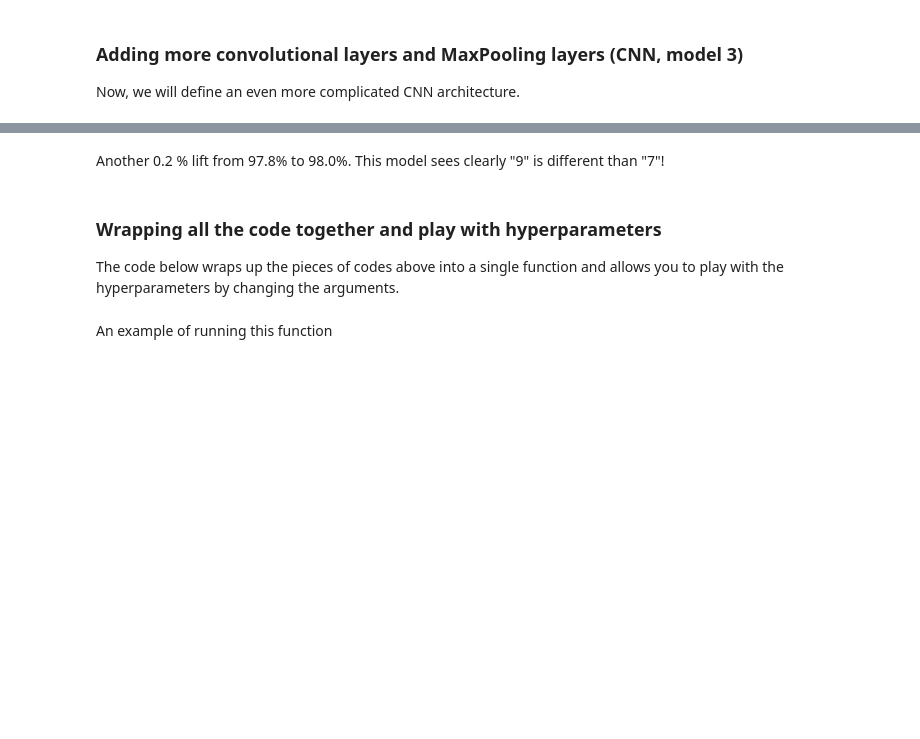
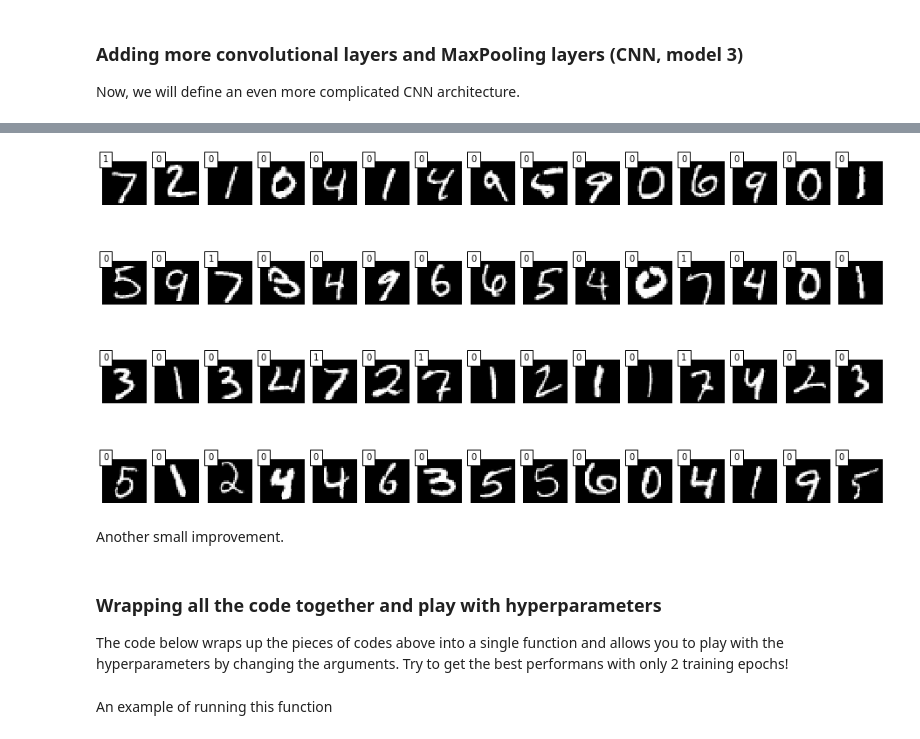
Before and after one commit to cis3715-temple-2020/cis3715-temple-2020.github.io, a Jupyter notebook: Lab8/CIS3715 (Temple - Spring 2020) Lab8-1.ipynb, the cells around one changed output, grey strips where cells are left out. Drawn from its saved outputs; the diff is of its cells as text; code cells hidden in the pictures; blank space fills up the shorter version.

```diff
--- a/Lab8/CIS3715 (Temple - Spring 2020) Lab8-1.ipynb
+++ b/Lab8/CIS3715 (Temple - Spring 2020) Lab8-1.ipynb
@@ -325,6 +439,8 @@ model.add(Conv2D(nb_filters, (nb_conv, nb_conv),
                  padding='valid'))
 model.add(MaxPooling2D(pool_size=(nb_pool, nb_pool)))
 model.add(Flatten())
+model.add(Dense(16))
+model.add(Activation('relu'))
 model.add(Dense(nb_classes))
 model.add(Activation('softmax'))
 # %%
@@ -332,6 +466,6 @@ model.summary()
 # %%
 model.compile(loss='categorical_crossentropy',
-              optimizer='sgd',
+              optimizer=optimizer,
               metrics=['accuracy'])
 
 model.fit(X_train, Y_train, batch_size=batch_size,
@@ -356,6 +494,10 @@ for i in range(sliced):
-# %% [markdown]
-Another 0.2 % lift from 97.8% to 98.0%. This model sees clearly "9" is different than "7"!
+# %%
+show_results(model)
+# %% [output]
+[figure, added]
+# %% [markdown]
+Another small improvement.
 # %% [markdown]
 ### Wrapping all the code together and play with hyperparameters
 
-The code below wraps up the pieces of codes above into a single function and allows you to play with the hyperparameters by changing the arguments.
+The code below wraps up the pieces of codes above into a single function and allows you to play with the hyperparameters by changing the arguments. Try to get the best performans with only 2 training epochs!
```
Also changed, not shown: parts of 43 cells of this notebook.
